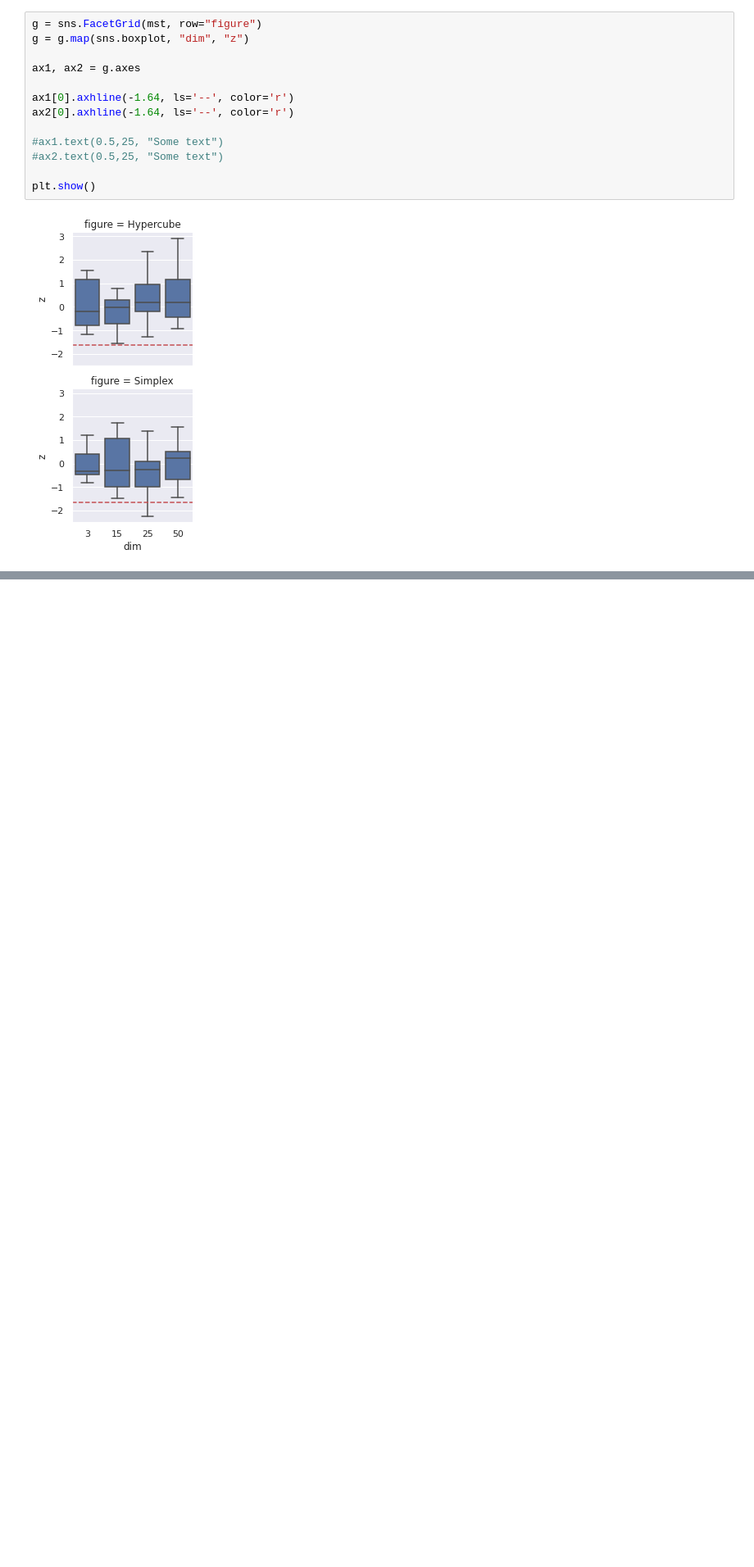
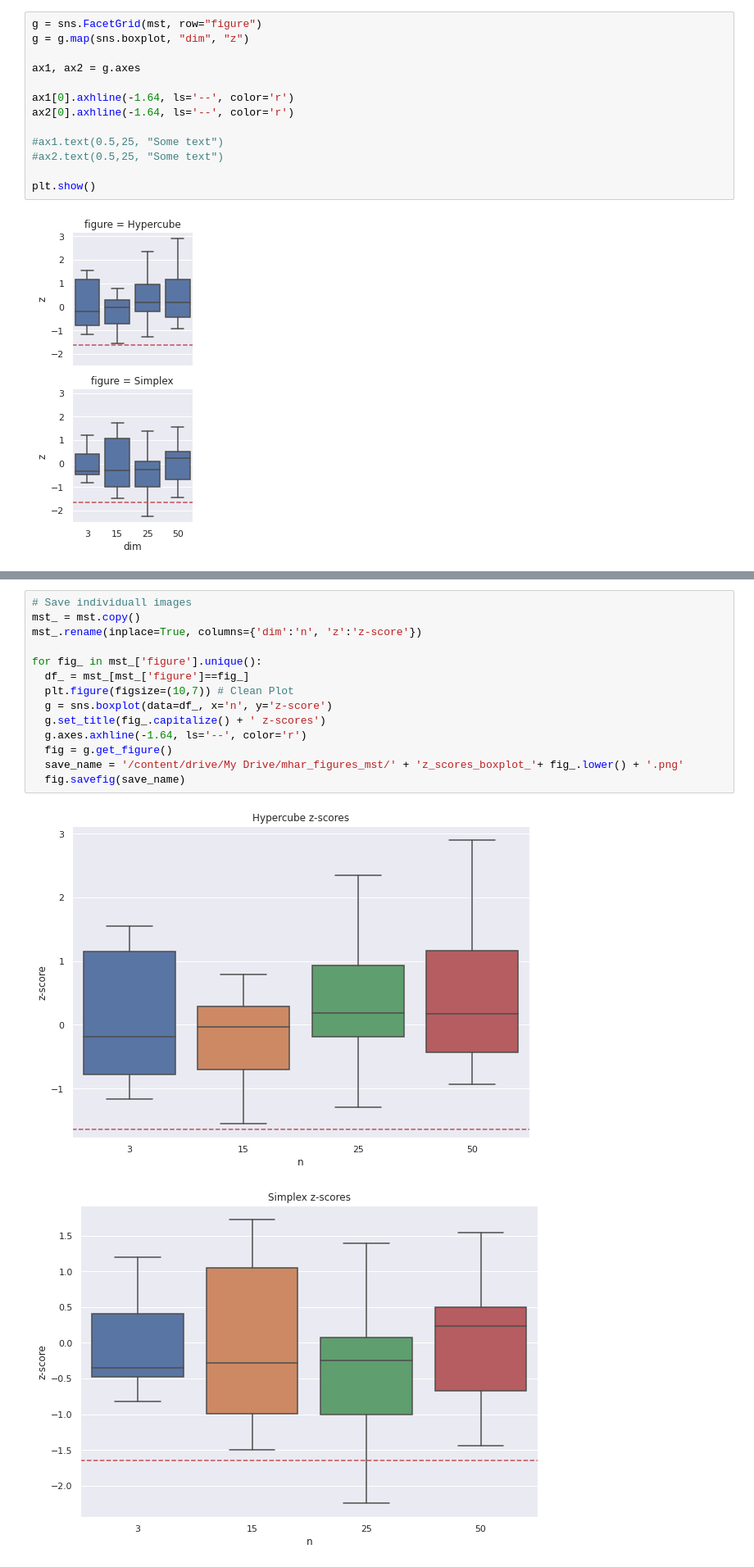
Before and after one commit to uumami/mhar_pytorch, a Jupyter notebook: mst_graphs.ipynb, the cells around one changed output, grey strips where cells are left out. Shown at 82% size. Drawn from its saved outputs; the diff is of its cells as text; blank space fills up the shorter version.

```diff
--- a/mst_graphs.ipynb
+++ b/mst_graphs.ipynb
@@ -141,0 +112,17 @@ plt.show()
+# %%
+# Save individuall images
+mst_ = mst.copy()
+mst_.rename(inplace=True, columns={'dim':'n', 'z':'z-score'})
+
+for fig_ in mst_['figure'].unique():
+  df_ = mst_[mst_['figure']==fig_]
+  plt.figure(figsize=(10,7)) # Clean Plot
+  g = sns.boxplot(data=df_, x='n', y='z-score')
+  g.set_title(fig_.capitalize() + ' z-scores')
+  g.axes.axhline(-1.64, ls='--', color='r')
+  fig = g.get_figure()
+  save_name = '/content/drive/My Drive/mhar_figures_mst/' + 'z_scores_boxplot_'+ fig_.lower() + '.png'
+  fig.savefig(save_name)
+# %% [output]
+[figure, added]
+[figure, added]
```
Also changed, not shown: parts of 7 cells of this notebook.
